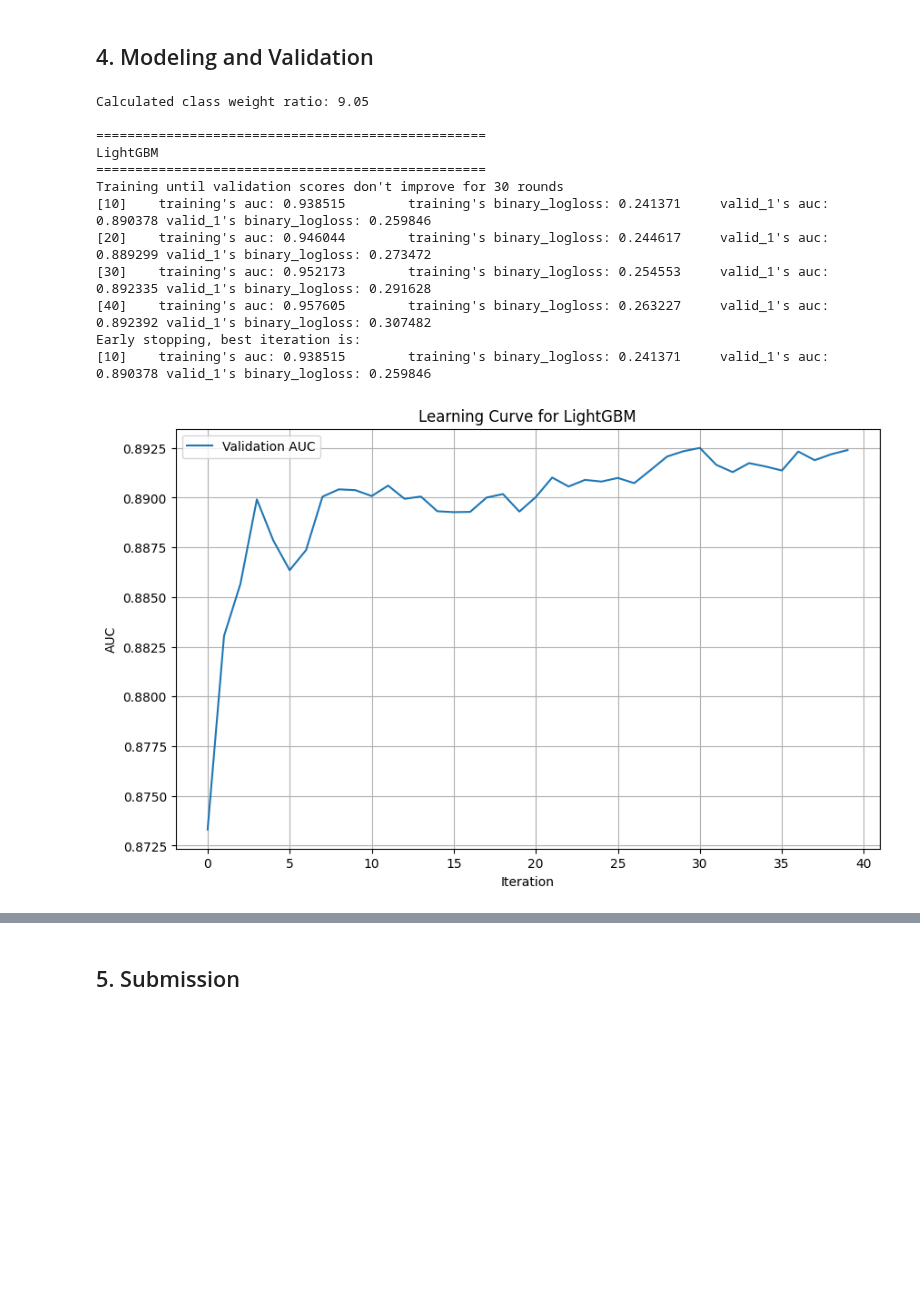
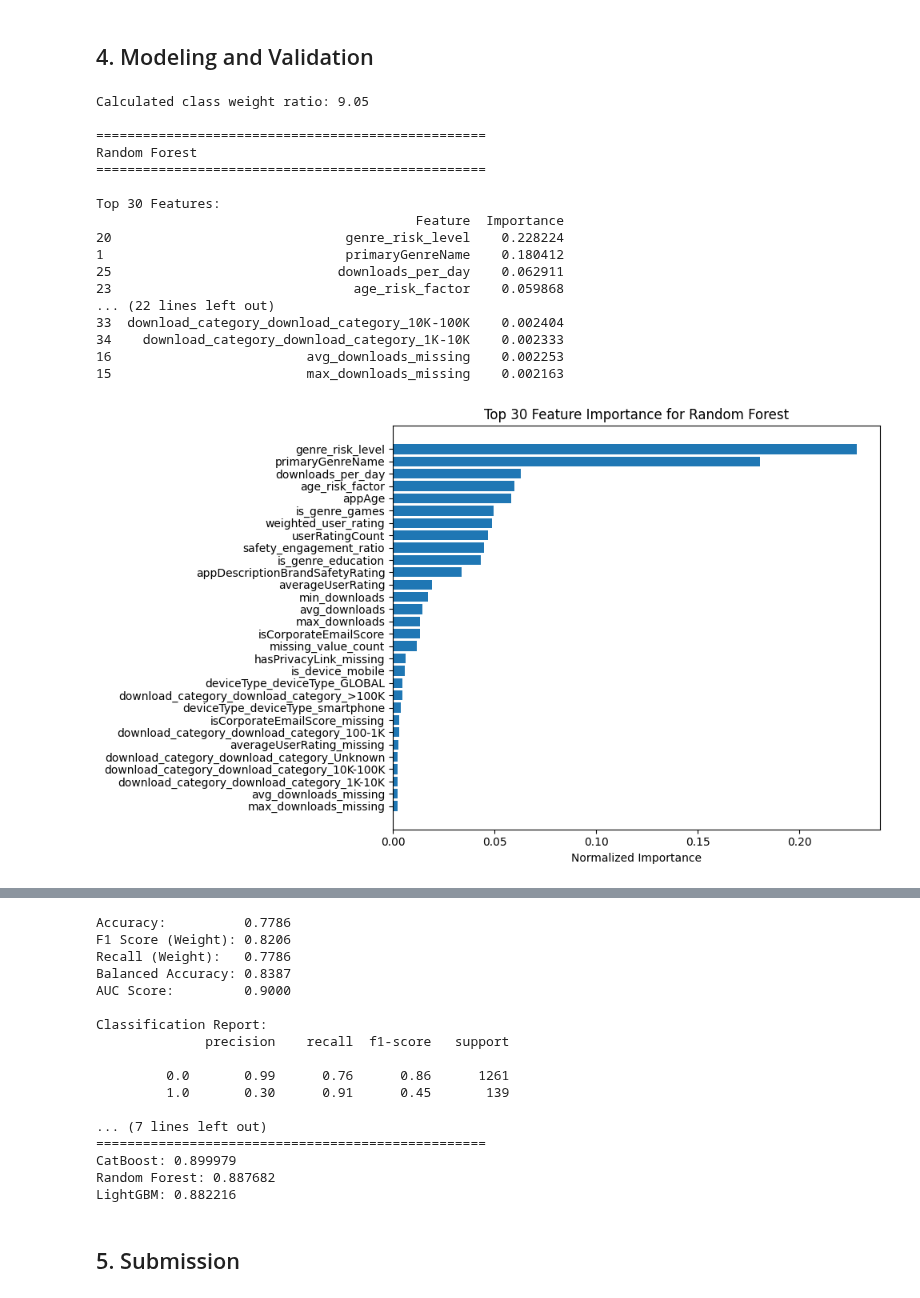
Before and after one commit to Reasondro/FindIT, a Jupyter notebook: Find_IT_Ale_New.ipynb, the cells around one changed output, grey strips where cells are left out. Drawn from its saved outputs; the diff is of its cells as text; code cells hidden in the pictures; blank space fills up the shorter version.

```diff
--- a/Find_IT_Ale_New.ipynb
+++ b/Find_IT_Ale_New.ipynb
@@ -1612,27 +1813,16 @@ def my_smotetomek(X_before, y_before):
 # %%
 from sklearn.pipeline import Pipeline
 
-# cols_to_drop_based_on_eda = ['adSpent',"developerCountry", "countryCode", "mfaRating"]
 cols_to_drop_based_on_eda = ['adSpent',"developerCountry", "countryCode", "mfaRating"]
-cols_to_drop_based_on_eda = ['adSpent',"developerCountry", "countryCode", "mfaRating",
-                            #  "hasTermsOfServiceLink",
-                            #  "hasTermsOfServiceLinkRating",
-                            #  "hasPrivacyLink",
-                            #  "appContentBrandSafetyRating"
-                             ]
-
-
-
 
 pipe = Pipeline([
                  ("duplicate_remover", DuplicateRemover(verbose=True)), # Added verbose=True for clarity
                  ("feature_dropper", FeatureDropper(cols_to_drop=cols_to_drop_based_on_eda, verbose=True)),
                  ("feature_cleaner", FeatureCleaner(analyze_first=True, create_indicators=True, process_downloads=True)), # Keep analyze_first=True for cleaner's own analysis
-
                 ("feature_creator", FeatureCreator()),
                  ("feature_transformator", FeatureTransformator()),
-                 ("feature_scaler", FeatureScaler()), #? removed, actually shit at this
-                 ("feature_encoder", FeatureEncoder())
+                 ("feature_scaler", FeatureScaler()), #? not final if gonna be used
+                 ("feature_encoder", FeatureEncoder()),
                  ])
 # %%
 # ? RUNNING
@@ -2239,16 +2429,16 @@ print(f"Calculated class weight ratio: {class_weight_ratio:.2f}")
 
 # Models with consistent class weight handling
 models = {
-    # "Random Forest": RandomForestClassifier(
-    #     n_estimators=200,
-    #     max_depth=20,
-    #     min_samples_split=5,
-    #     min_samples_leaf=2,
-    #     max_features='sqrt',
-    #     n_jobs=-1,
-    #     random_state=42,
-    #     class_weight='balanced'  # Automatically uses class distribution
-    # ),
+    "Random Forest": RandomForestClassifier(
+        n_estimators=200,
+        max_depth=20,
+        min_samples_split=5,
+        min_samples_leaf=2,
+        max_features='sqrt',
+        n_jobs=-1,
+        random_state=42,
+        class_weight='balanced'  # Automatically uses class distribution
+    ),
 
     "LightGBM": LGBMClassifier(
         objective='binary',
@@ -2283,39 +2473,44 @@ models = {
         l2_leaf_reg=9, ##? better ish
         loss_function='Logloss',
         eval_metric='AUC',
         random_seed=42,
         class_weights=[1, class_weight_ratio],
         verbose=0
     )
 }
 
 # Evaluate all models
 results = {}
 for name, model in models.items():
     try:
         trained_model, auc_score = evaluate_model(model, X_train, y_train, X_val, y_val, name)
         results[name] = {'model': trained_model, 'auc': auc_score}
     except Exception as e:
         print(f"Failed to evaluate {name}: {e}")
         continue
 
 # Display results summary
 print("\n" + "="*50)
 print("Model Performance Summary (AUC)")
 print("="*50)
 for name, result in sorted(results.items(), key=lambda x: x[1]['auc'], reverse=True):
     print(f"{name}: {result['auc']:.6f}")
 # %% [output]
 Calculated class weight ratio: 9.05
 
 ==================================================
-LightGBM
+Random Forest
 ==================================================
-Training until validation scores don't improve for 30 rounds
-[10]    training's auc: 0.938515        training's binary_logloss: 0.241371     valid_1's auc: 0.890378 valid_1's binary_logloss: 0.259846
-[20]    training's auc: 0.946044        training's binary_logloss: 0.244617     valid_1's auc: 0.889299 valid_1's binary_logloss: 0.273472
-[30]    training's auc: 0.952173        training's binary_logloss: 0.254553     valid_1's auc: 0.892335 valid_1's binary_logloss: 0.291628
-[40]    training's auc: 0.957605        training's binary_logloss: 0.263227     valid_1's auc: 0.892392 valid_1's binary_logloss: 0.307482
-Early stopping, best iteration is:
-[10]    training's auc: 0.938515        training's binary_logloss: 0.241371     valid_1's auc: 0.890378 valid_1's binary_logloss: 0.259846
+
+Top 30 Features:
+                                         Feature  Importance
+20                              genre_risk_level    0.228224
+1                               primaryGenreName    0.180412
+25                             downloads_per_day    0.062911
+23                               age_risk_factor    0.059868
+... (22 lines left out)
+33  download_category_download_category_10K-100K    0.002404
+34    download_category_download_category_1K-10K    0.002333
+16                         avg_downloads_missing    0.002253
+15                         max_downloads_missing    0.002163
-[figure, old version]
+[figure, new version]
@@ -2393,3 +2589,20 @@ LightGBM: 0.890378
+Accuracy:          0.7786
+F1 Score (Weight): 0.8206
+Recall (Weight):   0.7786
+Balanced Accuracy: 0.8387
+AUC Score:         0.9000
+
+Classification Report:
+              precision    recall  f1-score   support
+
+         0.0       0.99      0.76      0.86      1261
+         1.0       0.30      0.91      0.45       139
+
+... (7 lines left out)
+==================================================
+CatBoost: 0.899979
+Random Forest: 0.887682
+LightGBM: 0.882216
 # %%
 # # ? RUNNING kfold
 # from sklearn.model_selection import StratifiedKFold
```
Also changed, not shown: parts of 6 cells of this notebook.
